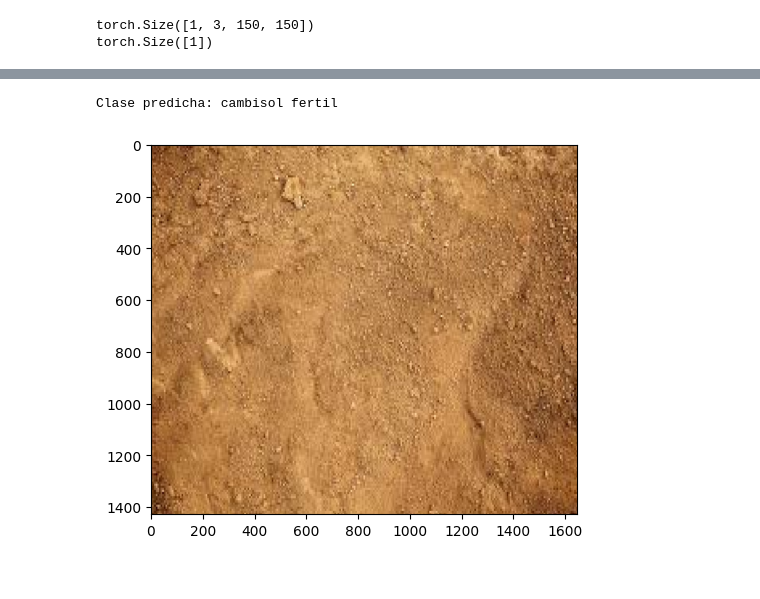
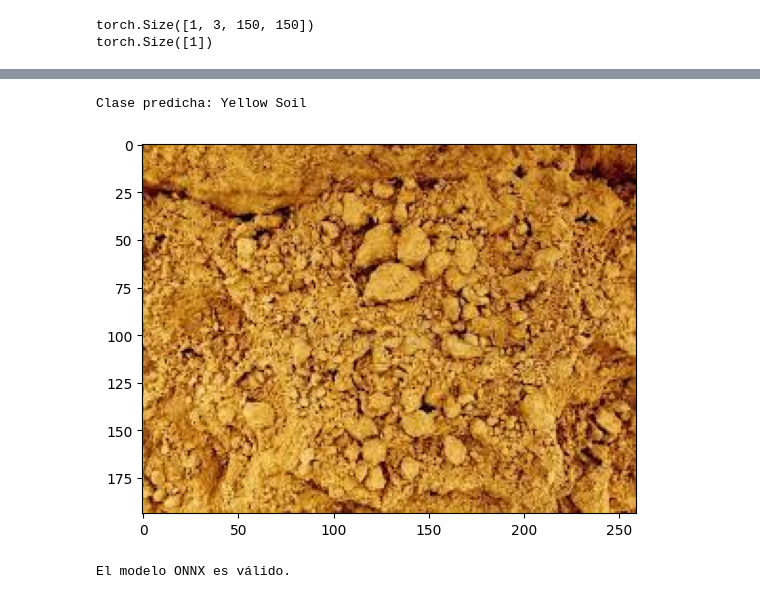
Before and after one commit to uwelOriginal/AgrIA, a Jupyter notebook: Preprocesamiento/CNN.ipynb, the cells around one changed output, grey strips where cells are left out. Drawn from its saved outputs; the diff is of its cells as text; code cells hidden in the pictures.

```diff
--- a/Preprocesamiento/CNN.ipynb
+++ b/Preprocesamiento/CNN.ipynb
@@ -29,7 +29,7 @@ print(device)
 # %% [output]
 cuda:0
 # %%
-train_dir = r'C:\Users\cabal\Desktop\Hacks\AgrIA\Data\Trainning'
+train_dir = r'C:\Users\cabal\Desktop\Hacks\AgrIA\Data\Training'
 train_dir.replace("\\","/")
 
 # Definir las transformaciones para las imágenes
@@ -155,28 +162,28 @@ Finished Training
 # %%
 from PIL import Image
 import matplotlib.pyplot as plt
 
 # Cargar una imagen desde la ruta
-image_path = r'C:\Users\cabal\Desktop\Hacks\AgrIA\Data\Test\test\Suelos_Arenosos\6.jpg'  # Cambia por la ruta a tu imagen
+image_path = r'C:\Users\cabal\Desktop\Hacks\AgrIA\Data\Test\Yellow Soil\4.jpg'  # Cambia por la ruta a tu imagen
 image_path.replace("\\","/")
 # Transformar la imagen (aplicar los mismos transform usados en el entrenamiento)
 image = Image.open(image_path)
 image = transform(image).unsqueeze(0)  # Añadir una dimensión extra para el batch
 
 # Colocar el modelo en modo de evaluación
 model.eval()
 
 # Desactivar autograd para hacer la predicción
 with torch.no_grad():
     output = model(image)
     _, predicted = torch.max(output, 1)
 
 # Mostrar el resultado
 print(f'Clase predicha: {trainset.classes[predicted.item()]}')
 
 # Mostrar la imagen
 plt.imshow(Image.open(image_path))
 plt.show()
 # %% [output]
-Clase predicha: cambisol fertil
+Clase predicha: Yellow Soil
-[figure, old version]
+[figure, new version]
@@ -182,0 +205,11 @@ Clase predicha: cambisol fertil
+# %%
+import onnx
+
+# Cargar el modelo ONNX
+onnx_model = onnx.load("simple_cnn.onnx")
+
+# Verificar el modelo
+onnx.checker.check_model(onnx_model)
+print('El modelo ONNX es válido.')
+# %% [output]
+El modelo ONNX es válido.
```
Also changed, not shown: parts of 10 cells of this notebook.
